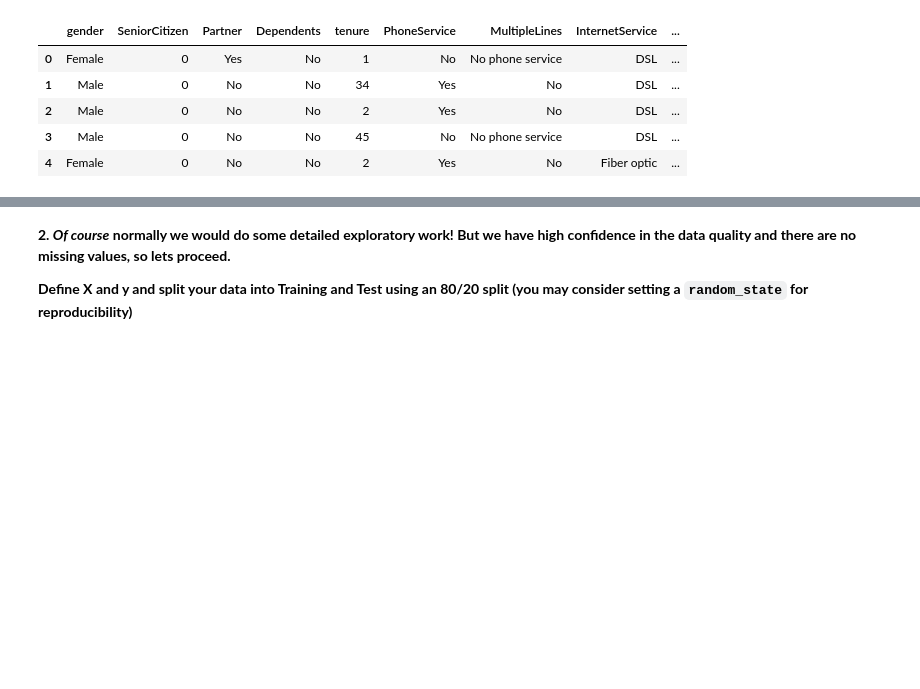
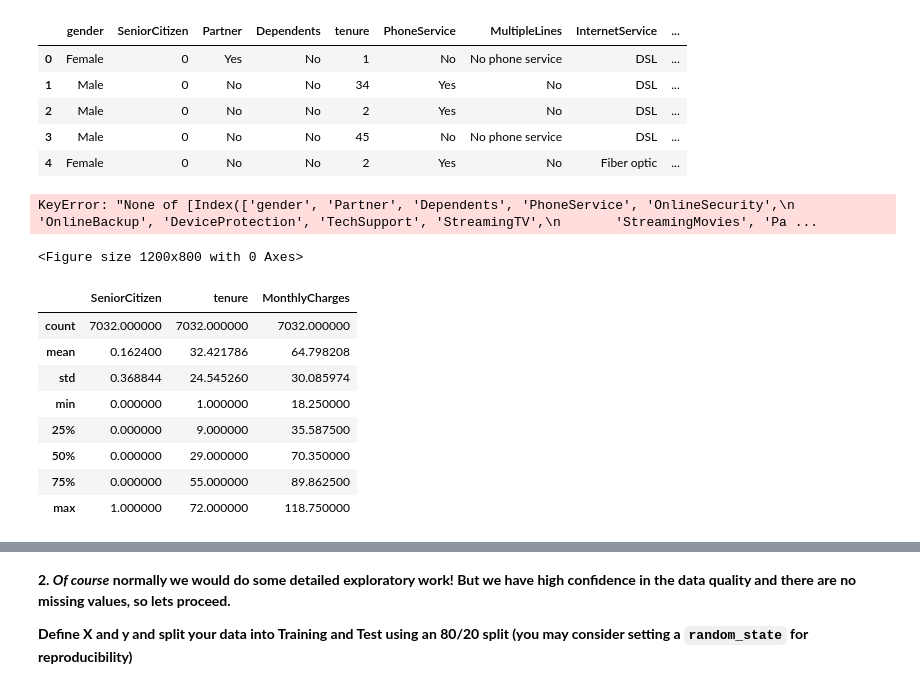
Before and after one commit to DotBion/techgb2336-dataSciBiz, a Jupyter notebook: Copy_of_HW3.ipynb, the cells around one changed output, grey strips where cells are left out. Drawn from its saved outputs; the diff is of its cells as text; code cells hidden in the pictures; blank space fills up the shorter version.

```diff
--- a/Copy_of_HW3.ipynb
+++ b/Copy_of_HW3.ipynb
@@ -48,3 +48,38 @@ df.head()
 | 2 | Male | 0 | No | No | 2 | Yes | No | DSL | ... |
 | 3 | Male | 0 | No | No | 45 | No | No phone service | DSL | ... |
 | 4 | Female | 0 | No | No | 2 | Yes | No | Fiber optic | ... |
+# %%
+# prompt: create a heatmanp of all the columns=['gender', 'Partner', 'Dependents', 'PhoneService',
+#                              'OnlineSecurity', 'OnlineBackup', 'DeviceProtection', 'TechSupport',
+#                              'StreamingTV', 'StreamingMovies','PaperlessBilling'], features
+
+# import matplotlib.pyplot as plt
+# import seaborn as sns
+
+# Assuming df is already loaded as in the provided code
+
+# Select the specified columns
+cols = ['gender', 'Partner', 'Dependents', 'PhoneService',
+        'OnlineSecurity', 'OnlineBackup', 'DeviceProtection', 'TechSupport',
+        'StreamingTV', 'StreamingMovies','PaperlessBilling']
+
+# Create the heatmap
+plt.figure(figsize=(12, 8))
+sns.heatmap(df[cols].corr(), annot=True, cmap='viridis')
+plt.title('Correlation Matrix of Selected Features')
+plt.show()
+# %% [output]
+KeyError: "None of [Index(['gender', 'Partner', 'Dependents', 'PhoneService', 'OnlineSecurity',\n       'OnlineBackup', 'DeviceProtection', 'TechSupport', 'StreamingTV',\n       'StreamingMovies', 'Pa ...
+<Figure size 1200x800 with 0 Axes>
+# %%
+df.describe()
+# %% [output]
+|  | SeniorCitizen | tenure | MonthlyCharges |
+| count | 7032.000000 | 7032.000000 | 7032.000000 |
+| mean | 0.162400 | 32.421786 | 64.798208 |
+| std | 0.368844 | 24.545260 | 30.085974 |
+| min | 0.000000 | 1.000000 | 18.250000 |
+| 25% | 0.000000 | 9.000000 | 35.587500 |
+| 50% | 0.000000 | 29.000000 | 70.350000 |
+| 75% | 0.000000 | 55.000000 | 89.862500 |
+| max | 1.000000 | 72.000000 | 118.750000 |
```
Also changed, not shown: parts of 14 cells of this notebook.
